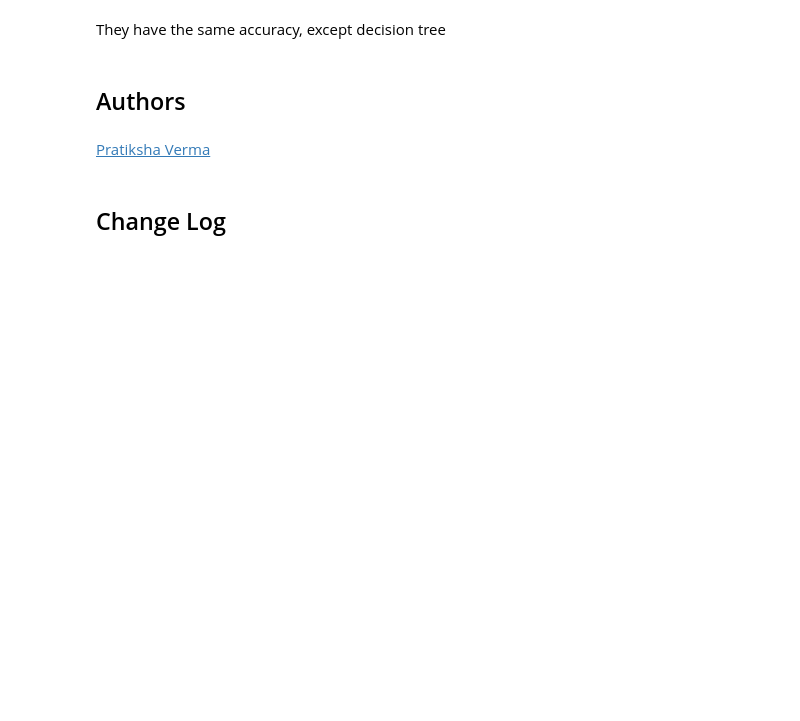
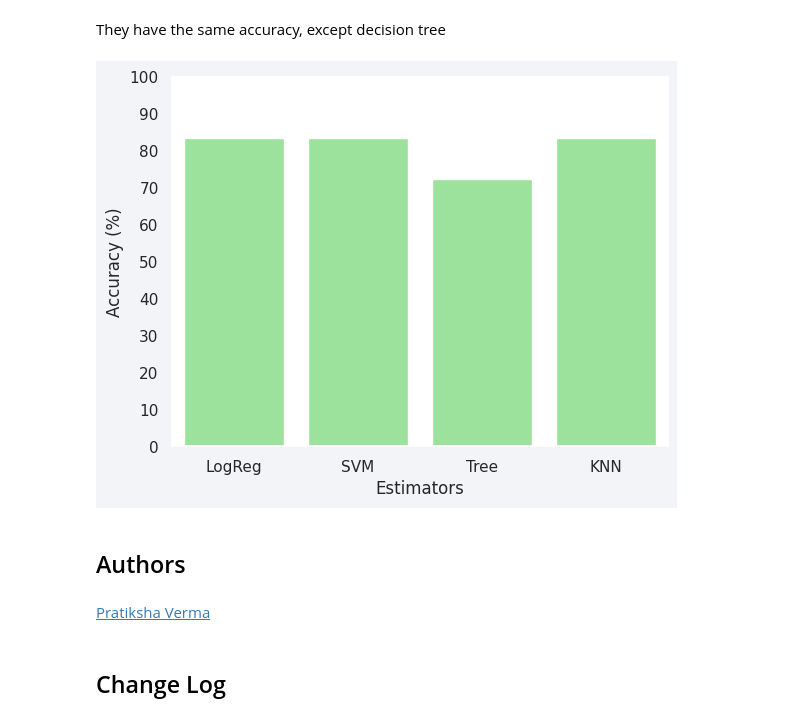
Before and after one commit to SymenDruid/DSCapstone, a Jupyter notebook: 8) Machine Learning Prediction.ipynb, the cells around one changed output. Cells and saved outputs as stored; diff of their text form; code cells hidden in the pictures; blank space fills up the shorter version.

Commit message:
Added comparision barplot

```diff
--- a/8) Machine Learning Prediction.ipynb
+++ b/8) Machine Learning Prediction.ipynb
@@ -367,6 +367,15 @@ KNN                    0.833333
 dtype: float64
 # %% [markdown]
 They have the same accuracy, except decision tree
+# %%
+val = list(map((lambda x: x*100), list(accuracy.values)))
+sns.set(rc={'axes.facecolor':'white','figure.facecolor':'#f2f4f8'})
+sns.barplot(accuracy, x=['LogReg', 'SVM', 'Tree', 'KNN'], y=val, color = 'lightgreen').set_yticks([0,10,20,30,40,50,60,70,80,90,100])
+plt.xlabel("Estimators")
+plt.ylabel("Accuracy (%)")
+plt.show()
+# %% [output]
+[figure, added]
 # %% [markdown]
 ## Authors
 # %% [markdown]
```
Also changed, not shown: parts of 4 cells of this notebook.
